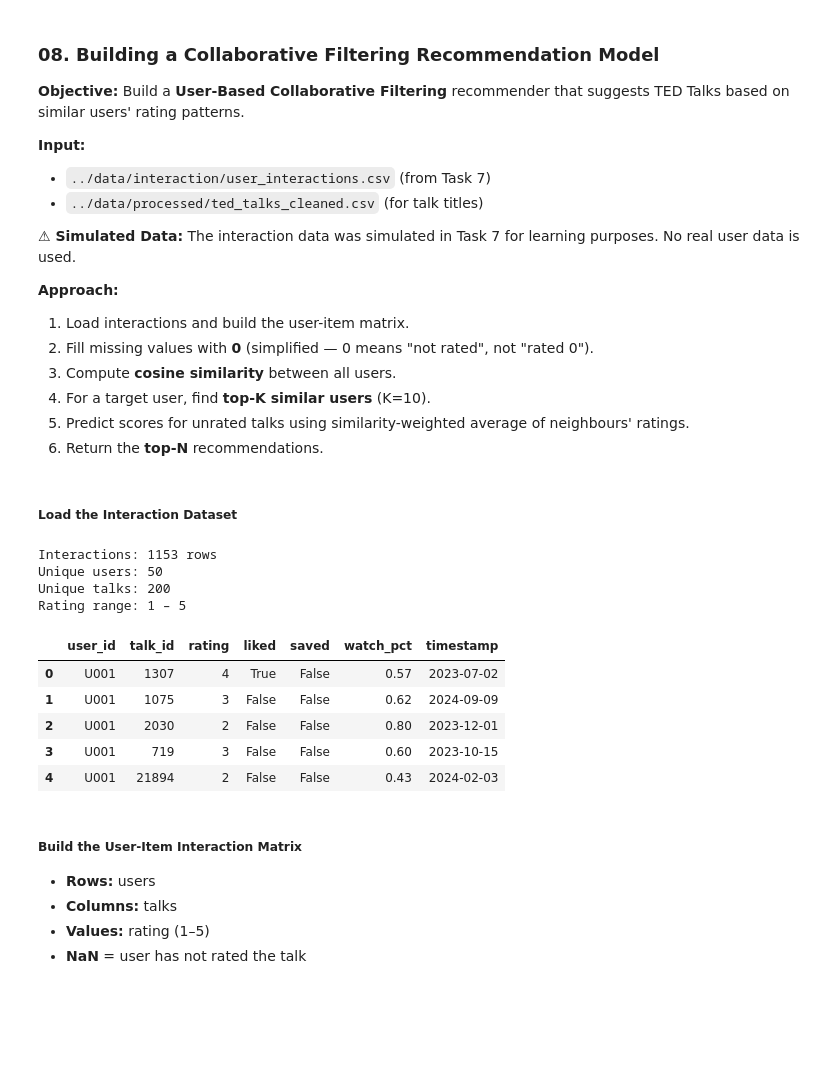
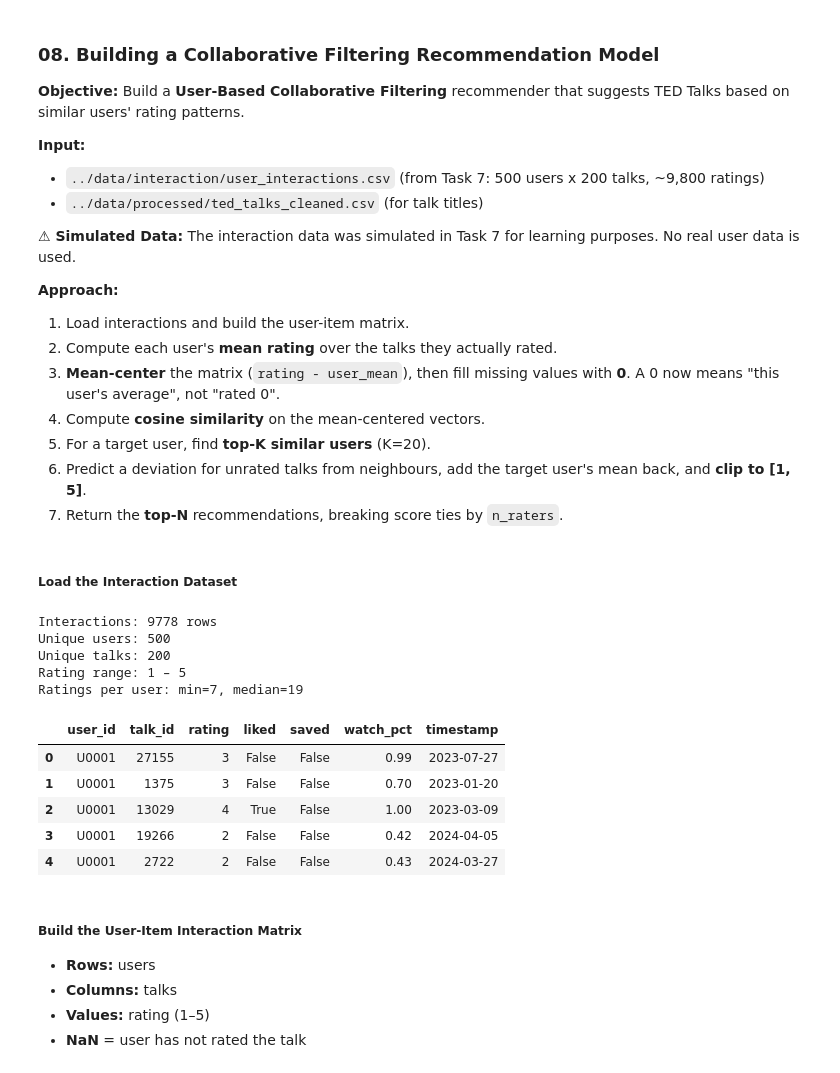
Before and after one commit to springboardmentor098/TED-TALK-RECOMMENDATION-SYSTEM, a Jupyter notebook: notebooks/08_collaborative_filtering.ipynb, the cells around one changed output. Drawn from its saved outputs; the diff is of its cells as text; code cells hidden in the pictures; blank space fills up the shorter version.

```diff
--- a/notebooks/08_collaborative_filtering.ipynb
+++ b/notebooks/08_collaborative_filtering.ipynb
@@ -4,18 +4,21 @@
 **Objective:** Build a **User-Based Collaborative Filtering** recommender that suggests TED Talks based on similar users' rating patterns.
 
 **Input:**
-- `../data/interaction/user_interactions.csv` (from Task 7)
+- `../data/interaction/user_interactions.csv` (from Task 7: 500 users x 200 talks, ~9,800 ratings)
 - `../data/processed/ted_talks_cleaned.csv` (for talk titles)
 
 **⚠ Simulated Data:** The interaction data was simulated in Task 7 for learning purposes. No real user data is used.
 
 **Approach:**
 1. Load interactions and build the user-item matrix.
-2. Fill missing values with **0** (simplified — 0 means "not rated", not "rated 0").
-3. Compute **cosine similarity** between all users.
-4. For a target user, find **top-K similar users** (K=10).
-5. Predict scores for unrated talks using similarity-weighted average of neighbours' ratings.
-6. Return the **top-N** recommendations.
+2. Compute each user's **mean rating** over the talks they actually rated.
+3. **Mean-center** the matrix (`rating - user_mean`), then fill missing values with **0**.
+   A 0 now means "this user's average", not "rated 0".
+4. Compute **cosine similarity** on the mean-centered vectors.
+5. For a target user, find **top-K similar users** (K=20).
+6. Predict a deviation for unrated talks from neighbours, add the target user's mean back,
+   and **clip to [1, 5]**.
+7. Return the **top-N** recommendations, breaking score ties by `n_raters`.
 # %%
 import numpy as np
 import pandas as pd
@@ -28,23 +31,26 @@ pd.set_option("display.width", 160)
 # %%
 interactions = pd.read_csv("../data/interaction/user_interactions.csv")
 talks = pd.read_csv("../data/processed/ted_talks_cleaned.csv")[["talk_id", "title"]]
 
 print(f"Interactions: {interactions.shape[0]} rows")
 print(f"Unique users: {interactions['user_id'].nunique()}")
 print(f"Unique talks: {interactions['talk_id'].nunique()}")
 print(f"Rating range: {interactions['rating'].min()} – {interactions['rating'].max()}")
+print(f"Ratings per user: min={interactions.groupby('user_id').size().min()}, "
+      f"median={interactions.groupby('user_id').size().median():.0f}")
 interactions.head()
 # %% [output]
-Interactions: 1153 rows
-Unique users: 50
+Interactions: 9778 rows
+Unique users: 500
 Unique talks: 200
 Rating range: 1 – 5
+Ratings per user: min=7, median=19
 |  | user_id | talk_id | rating | liked | saved | watch_pct | timestamp |
-| 0 | U001 | 1307 | 4 | True | False | 0.57 | 2023-07-02 |
-| 1 | U001 | 1075 | 3 | False | False | 0.62 | 2024-09-09 |
-| 2 | U001 | 2030 | 2 | False | False | 0.80 | 2023-12-01 |
-| 3 | U001 | 719 | 3 | False | False | 0.60 | 2023-10-15 |
-| 4 | U001 | 21894 | 2 | False | False | 0.43 | 2024-02-03 |
+| 0 | U0001 | 27155 | 3 | False | False | 0.99 | 2023-07-27 |
+| 1 | U0001 | 1375 | 3 | False | False | 0.70 | 2023-01-20 |
+| 2 | U0001 | 13029 | 4 | True | False | 1.00 | 2023-03-09 |
+| 3 | U0001 | 19266 | 2 | False | False | 0.42 | 2024-04-05 |
+| 4 | U0001 | 2722 | 2 | False | False | 0.43 | 2024-03-27 |
 # %% [markdown]
 ##### Build the User-Item Interaction Matrix
 - **Rows:** users
```
Also changed, not shown: parts of 19 cells of this notebook, 26 other files.
